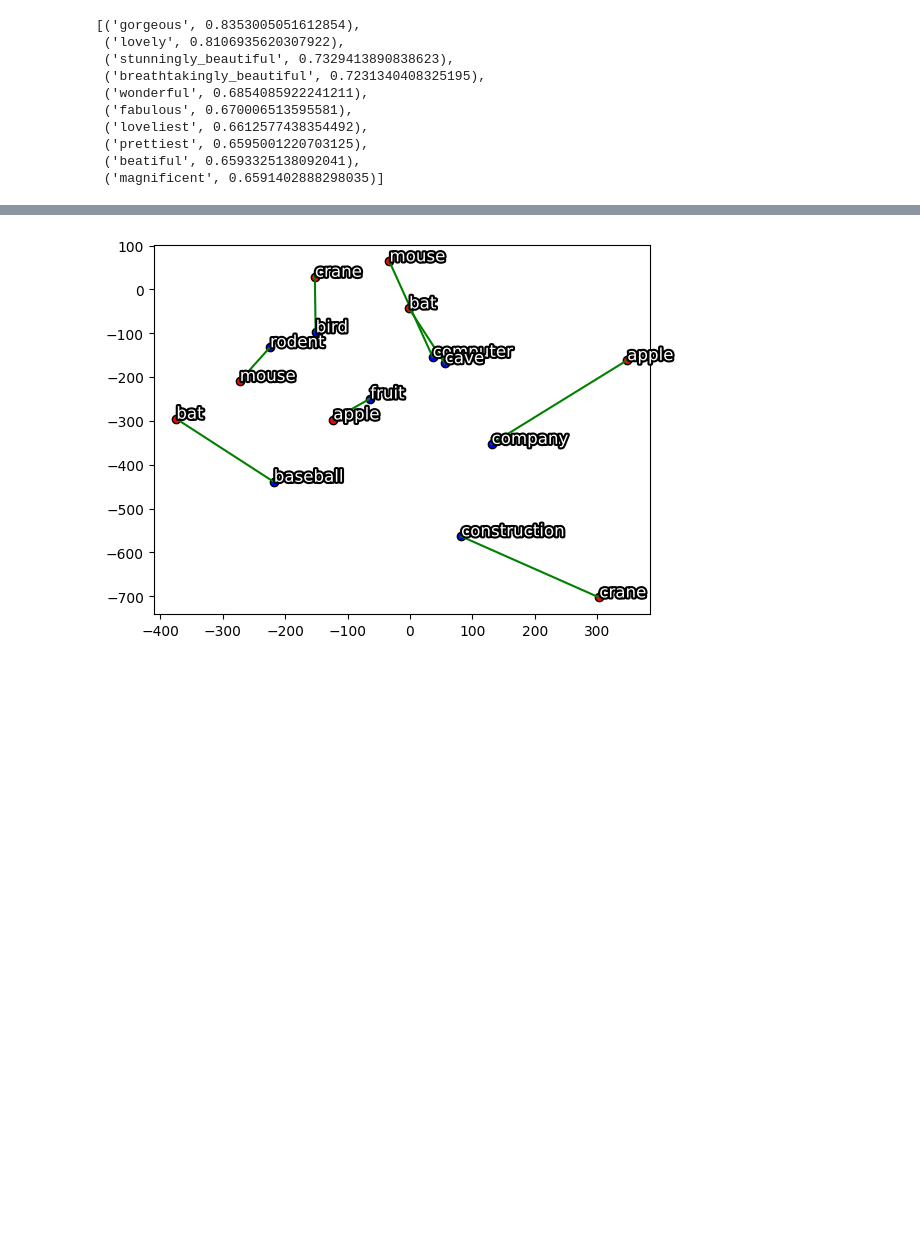
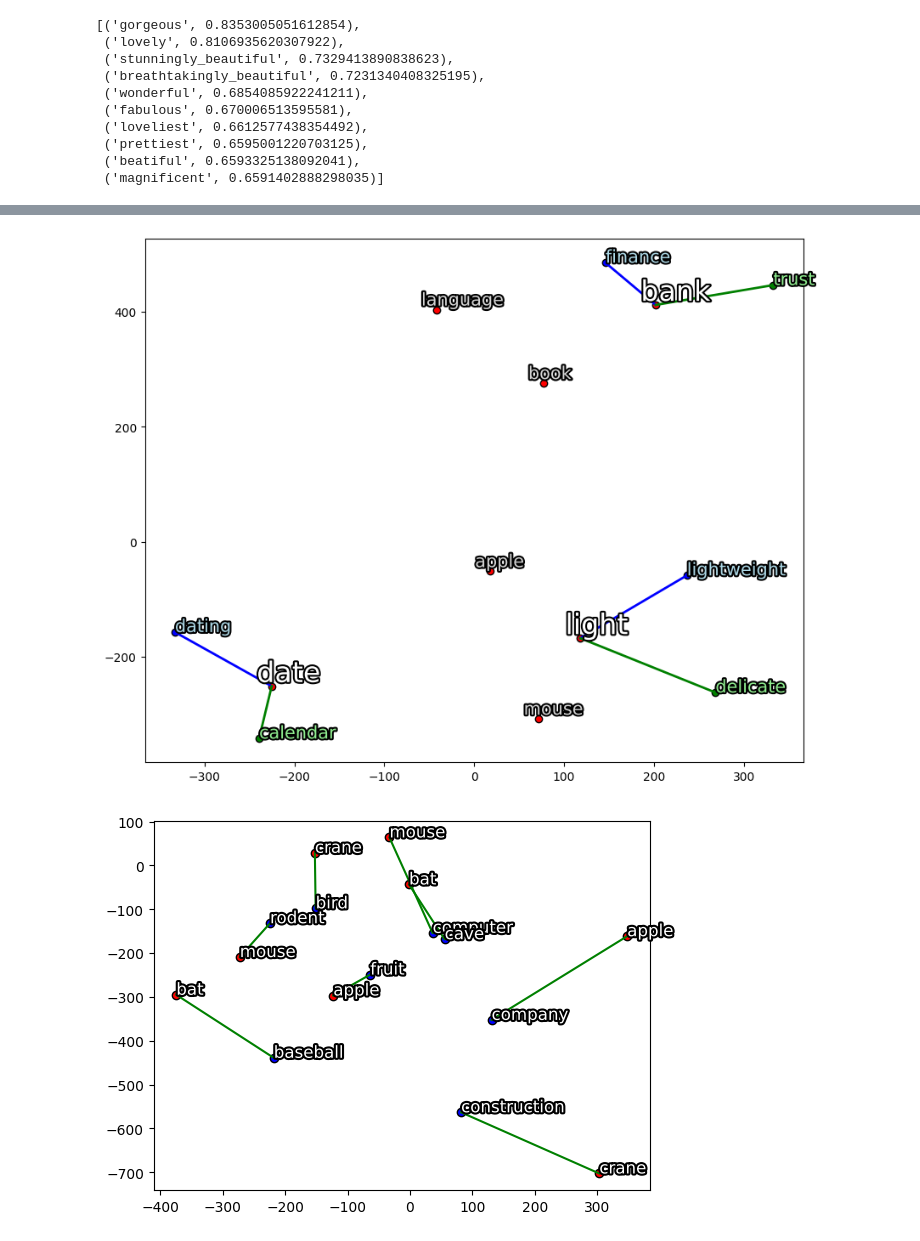
Before and after one commit to lettucegoblin/Machine-Learning-Illustrated-Examples, a Jupyter notebook: Exploring higher dimensional visualization.ipynb, the cells around one changed output, grey strips where cells are left out. Drawn from its saved outputs; the diff is of its cells as text; code cells hidden in the pictures; blank space fills up the shorter version.

```diff
--- a/Exploring higher dimensional visualization.ipynb
+++ b/Exploring higher dimensional visualization.ipynb
@@ -221,3 +228,15 @@ plot_vec_similiar_polysemy(word_vectors, words_to_visualize, similiar1_words_vec
+# %%
+words_to_visualize = ['light', 'bank', 'date', 'mouse', 'apple', 'language', 'book']
+similiar1 = ['lightweight',  'finance', 'dating']
+similiar2 = ['delicate', 'trust', 'calendar']
+
+word_vectors = np.array([model[word] for word in words_to_visualize])
+similiar1_words_vectors = np.array([model[word] for word in similiar1])
+similiar2_words_vectors = np.array([model[word] for word in similiar2])
+
+plot_vec_similiar_polysemy_homonymy(word_vectors, words_to_visualize, similiar1_words_vectors, similiar1, similiar2_words_vectors, similiar2)
+# %% [output]
+[figure, added]
 # %%
 
 
```
Also changed, not shown: parts of 2 cells of this notebook.
